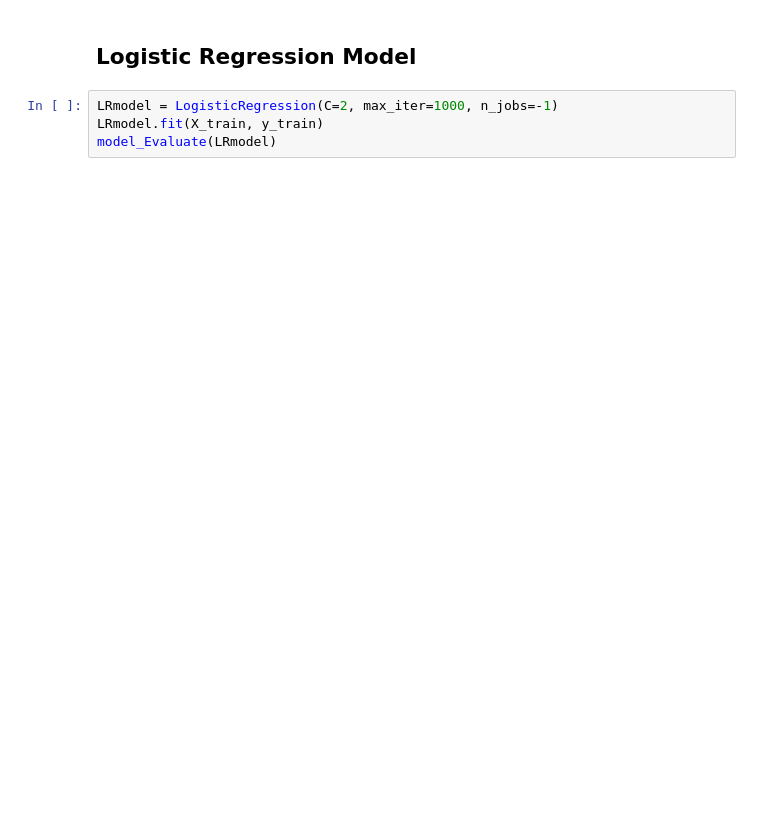
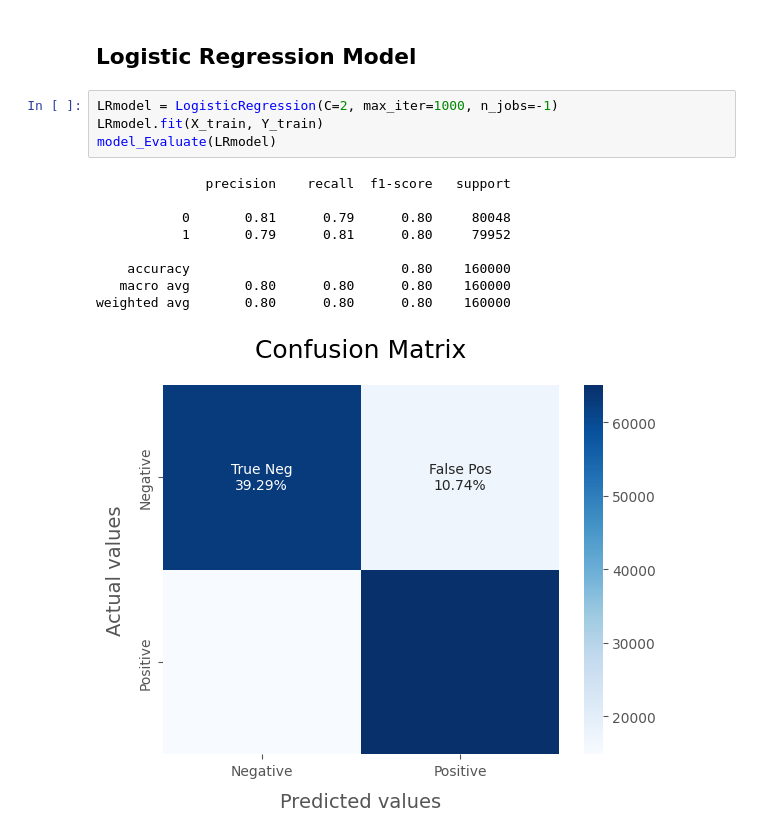
Before and after one commit to notMado/project, a Jupyter notebook: Project.ipynb, the cells around one changed output. Cells and saved outputs as stored; diff of their text form; blank space fills up the shorter version.

```diff
--- a/Project.ipynb
+++ b/Project.ipynb
@@ -399,5 +480,15 @@ model_Evaluate(SVCmodel)
 ## Logistic Regression Model
 # %%
 LRmodel = LogisticRegression(C=2, max_iter=1000, n_jobs=-1)
-LRmodel.fit(X_train, y_train)
+LRmodel.fit(X_train, Y_train)
 model_Evaluate(LRmodel)
+# %% [output]
+              precision    recall  f1-score   support
+
+           0       0.81      0.79      0.80     80048
+           1       0.79      0.81      0.80     79952
+
+    accuracy                           0.80    160000
+   macro avg       0.80      0.80      0.80    160000
+weighted avg       0.80      0.80      0.80    160000
+[figure, added]
```
Also changed, not shown: parts of 17 cells of this notebook.
